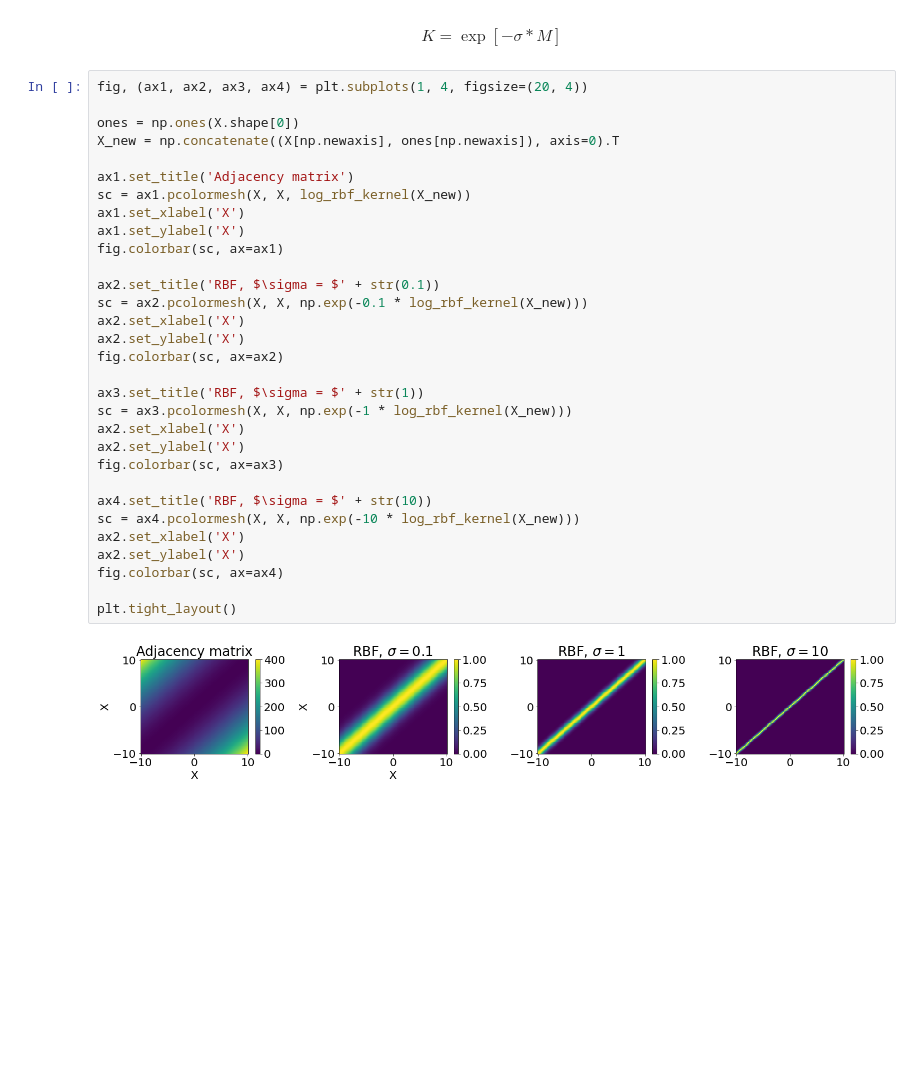
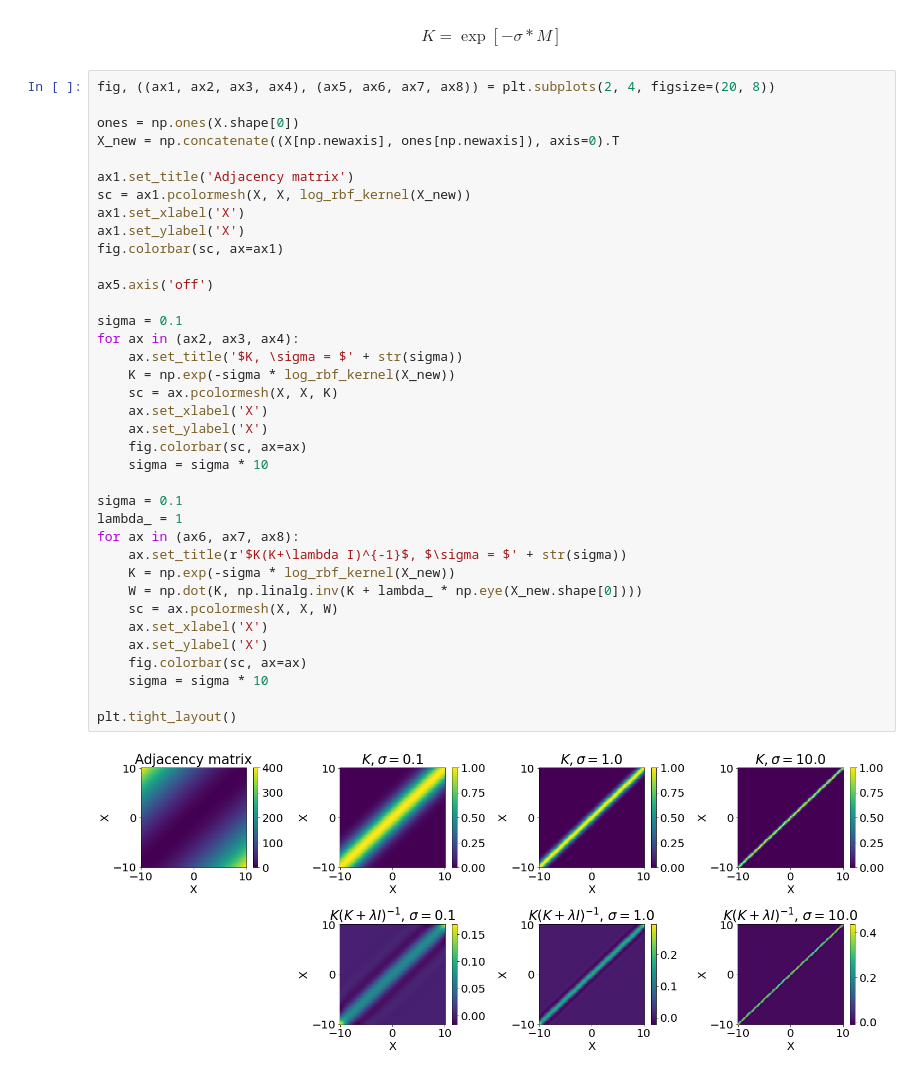
Before and after one commit to GitGreg228/SEPMP_ML_Lectures_2023, a Jupyter notebook: lecture_codes/lecture_5_supporting_code.ipynb, the cells around one changed output. Saved outputs shown, nothing was run; the diff lists cells and outputs as text; blank space fills up the shorter version.

```diff
--- a/lecture_codes/lecture_5_supporting_code.ipynb
+++ b/lecture_codes/lecture_5_supporting_code.ipynb
@@ -140,38 +139,44 @@ $$
 K = \exp\left[-\sigma * M\right]
 $$
 # %%
-fig, (ax1, ax2, ax3, ax4) = plt.subplots(1, 4, figsize=(20, 4))
+fig, ((ax1, ax2, ax3, ax4), (ax5, ax6, ax7, ax8)) = plt.subplots(2, 4, figsize=(20, 8))
 
 ones = np.ones(X.shape[0])
 X_new = np.concatenate((X[np.newaxis], ones[np.newaxis]), axis=0).T
 
 ax1.set_title('Adjacency matrix')
 sc = ax1.pcolormesh(X, X, log_rbf_kernel(X_new))
 ax1.set_xlabel('X')
 ax1.set_ylabel('X')
 fig.colorbar(sc, ax=ax1)
 
-ax2.set_title('RBF, $\sigma = $' + str(0.1))
-sc = ax2.pcolormesh(X, X, np.exp(-0.1 * log_rbf_kernel(X_new)))
-ax2.set_xlabel('X')
-ax2.set_ylabel('X')
-fig.colorbar(sc, ax=ax2)
+ax5.axis('off')
 
-ax3.set_title('RBF, $\sigma = $' + str(1))
-sc = ax3.pcolormesh(X, X, np.exp(-1 * log_rbf_kernel(X_new)))
-ax2.set_xlabel('X')
-ax2.set_ylabel('X')
-fig.colorbar(sc, ax=ax3)
+sigma = 0.1
+for ax in (ax2, ax3, ax4):
+    ax.set_title('$K, \sigma = $' + str(sigma))
+    K = np.exp(-sigma * log_rbf_kernel(X_new))
+    sc = ax.pcolormesh(X, X, K)
+    ax.set_xlabel('X')
+    ax.set_ylabel('X')
+    fig.colorbar(sc, ax=ax)
+    sigma = sigma * 10
 
-ax4.set_title('RBF, $\sigma = $' + str(10))
-sc = ax4.pcolormesh(X, X, np.exp(-10 * log_rbf_kernel(X_new)))
-ax2.set_xlabel('X')
-ax2.set_ylabel('X')
-fig.colorbar(sc, ax=ax4)
+sigma = 0.1
+lambda_ = 1
+for ax in (ax6, ax7, ax8):
+    ax.set_title(r'$K(K+\lambda I)^{-1}$, $\sigma = $' + str(sigma))
+    K = np.exp(-sigma * log_rbf_kernel(X_new))
+    W = np.dot(K, np.linalg.inv(K + lambda_ * np.eye(X_new.shape[0])))
+    sc = ax.pcolormesh(X, X, W)
+    ax.set_xlabel('X')
+    ax.set_ylabel('X')
+    fig.colorbar(sc, ax=ax)
+    sigma = sigma * 10
 
 plt.tight_layout()
 # %% [output]
-[figure, old version]
+[figure, new version]
 # %%
 plt.figure(figsize=(16, 9))
 plt.plot(X_train, y_train, 'o', label='Train', markersize=10)
```
Also changed, not shown: parts of 7 cells of this notebook.
